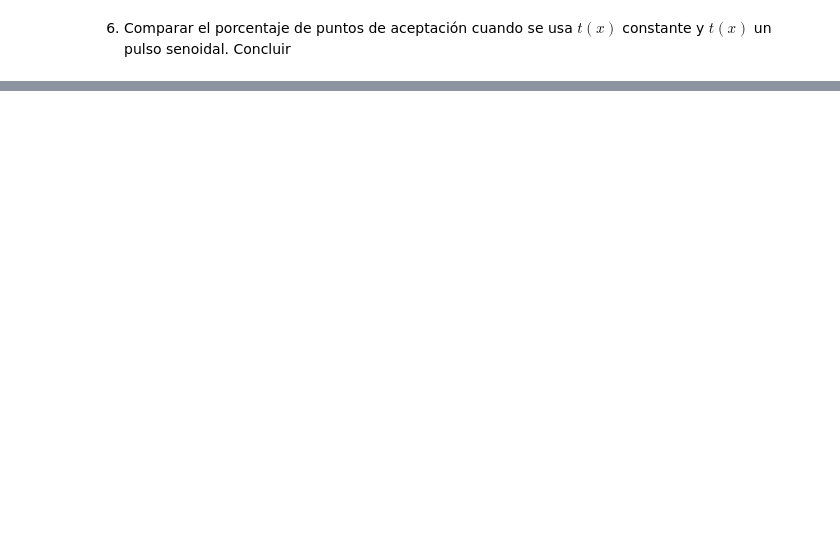
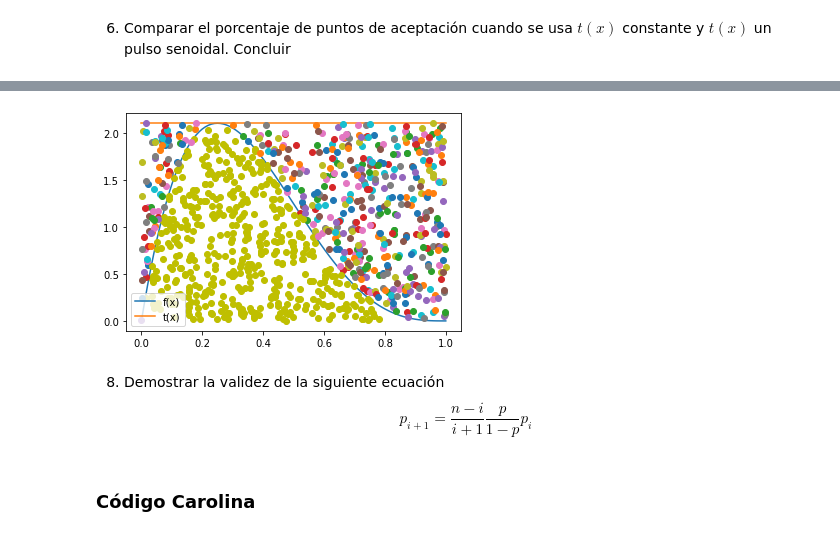
Before and after one commit to Carolina1002/ProyectoConjunto_CBarba_IArellano, a Jupyter notebook: Tarea6_CBarba_IArellano.ipynb, the cells around one changed output, grey strips where cells are left out. Saved outputs shown, nothing was run; the diff lists cells and outputs as text; code cells hidden in the pictures; blank space fills up the shorter version.

```diff
--- a/Tarea6_CBarba_IArellano.ipynb
+++ b/Tarea6_CBarba_IArellano.ipynb
@@ -83,2 +210,45 @@ Demuestre matemáticamente que
 # %%
 # Código Carolina
+# %%
+# Código Iván
+# Para este ejercicio voy a combinar las dos
+# funciones definidas anteriormente en 1 sola
+def acep_rech2(R2:'Variables distruidas U~U(0,1)',
+            R1:'Variables distribuidas como g(x)',
+            f:'función objetivo a generar',
+            t:'función que mayora a f'):
+    '''
+    Replico la función vista en clase, clasificando
+    si el valor esta dentro o fuera de los limites definidos
+    '''
+    f_x = f(R1)
+    t_x = t(R1)
+    condition = R2*t_x <=f_x
+    [plt.plot(R1[i],R2[i]*t_x[i],'oy') if condition[i]
+      else plt.plot(R1[i],R2[i]*t_x[i],'o') for i in range(len(R1))]
+    a =[R1[i] for i in range(len(R1)) if condition[i]]
+
+    return plt.show()
+
+# Plot de f(x) y g(x)
+# Ahora con la nueva f(x)
+f = lambda x: 20*x*(1-x)**3
+# Con la ayuda de la librería optimize maximizamos f
+max_f = f(optimize.fmin(lambda x: -f(x), 0, disp=False))
+# Para la linea recta
+t = lambda x: max_f * np.ones(len(x))
+x = np.arange(0,1.01,0.01)
+
+plt.plot(x,f(x),label='f(x)')
+plt.plot(x,t(x),label='t(x)')
+plt.legend();
+R2 = np.random.rand(1000)
+R1 = np.random.rand(1000)
+acep_rech2(R2, R1, f, t)
+# %% [output]
+[figure, added]
+# %% [markdown]
+8. Demostrar la validez de la siguiente ecuación
+$$p_{i+1}=\frac{n-i}{i+1}\frac{p}{1-p} p_i$$
+# %% [markdown]
+### Código Carolina
```
Also changed, not shown: parts of 29 cells of this notebook.
